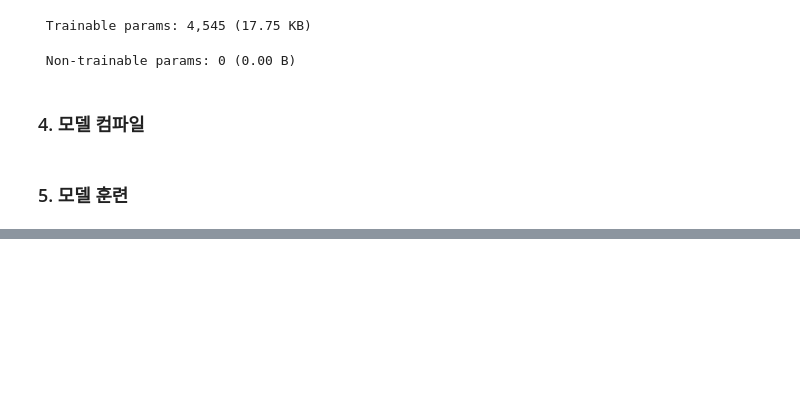
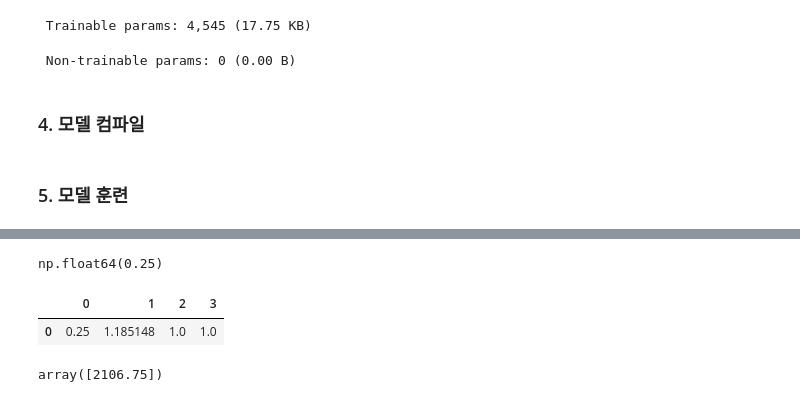
Before and after one commit to hyokwan/fintech_data_2026, a Jupyter notebook: codeset/딥러닝_회귀.ipynb, the cells around one changed output, grey strips where cells are left out. Drawn from its saved outputs; the diff is of its cells as text; code cells hidden in the pictures; blank space fills up the shorter version.

```diff
--- a/codeset/딥러닝_회귀.ipynb
+++ b/codeset/딥러닝_회귀.ipynb
@@ -165,0 +205,26 @@ Epoch 1473/2000
+# %%
+loadedHclusScaler = preprocessingSecond[0]
+inHclus = loadedHclusScaler.transform([[inHclus]])[0][0]
+inHclus
+# %% [output]
+np.float64(0.25)
+# %%
+loadedPercentScaler = preprocessingSecond[1]
+inPropercent = loadedPercentScaler.transform([[inPropercent]])[0][0]
+# %%
+loadedPromotionScaler = preprocessingSecond[2]
+inPromotion = loadedPromotionScaler.transform([[inPromotion]])[0][0]
+# %%
+loadedHolidayScaler = preprocessingSecond[3]
+inHoliday = loadedHolidayScaler.transform([[inHoliday]])[0][0]
+# %%
+testDf = pd.DataFrame( [[inHclus,inPropercent,inPromotion,inHoliday]] )
+# %%
+testDf
+# %% [output]
+|  | 0 | 1 | 2 | 3 |
+| 0 | 0.25 | 1.185148 | 1.0 | 1.0 |
+# %%
+fittedDtModel.predict(testDf)
+# %% [output]
+array([2106.75])
```
Also changed, not shown: parts of 23 cells of this notebook, 13 other files.
